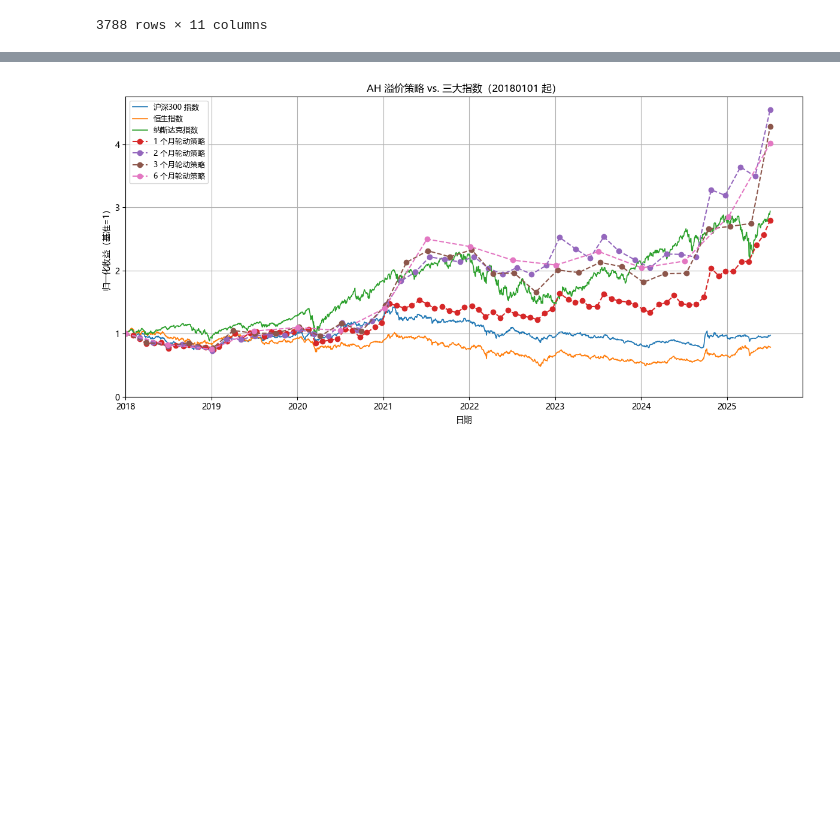
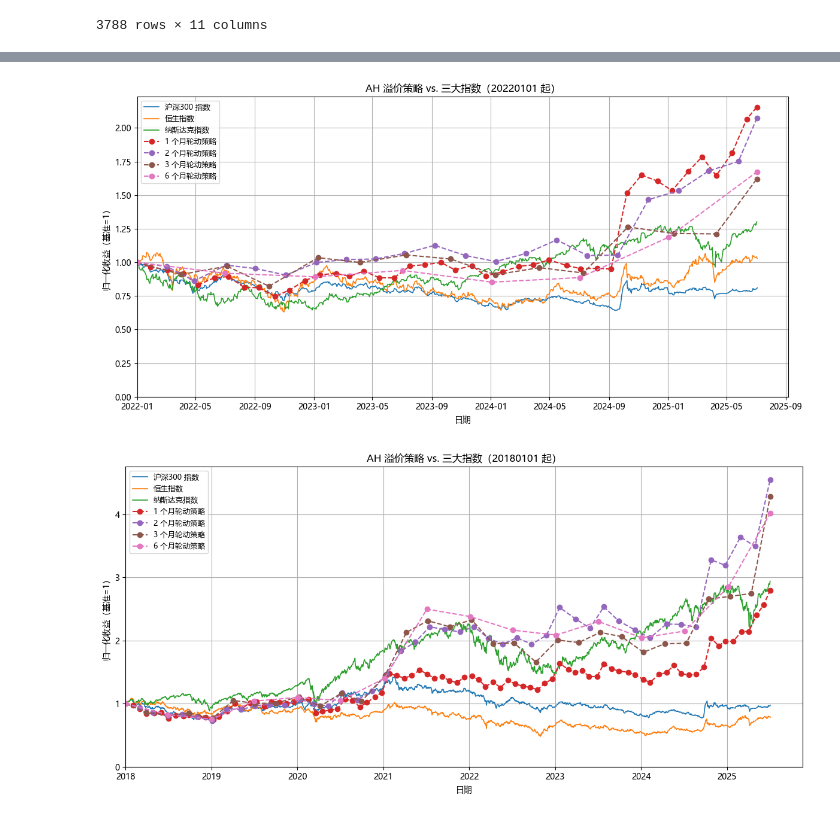
Before and after one commit to Raytto/Quant_strategy_ahp, a Jupyter notebook: strategy_AH_premium_3_cap.ipynb, the cells around one changed output, grey strips where cells are left out. Saved outputs shown, nothing was run; the diff lists cells and outputs as text; code cells hidden in the pictures; blank space fills up the shorter version.

```diff
--- a/strategy_AH_premium_3_cap.ipynb
+++ b/strategy_AH_premium_3_cap.ipynb
@@ -374 +399,12 @@ def test(
+# %%
+# 无费率原策略 选top5和bot5
+test(
+    start_dt_str="20220101",
+    rate_A=0.0,
+    rate_H=0.0,
+    min_fee_A=0,
+    min_fee_H=0,
+)
+# %% [output]
+[figure, added]
 # %%
```
Also changed, not shown: parts of 11 cells of this notebook.
